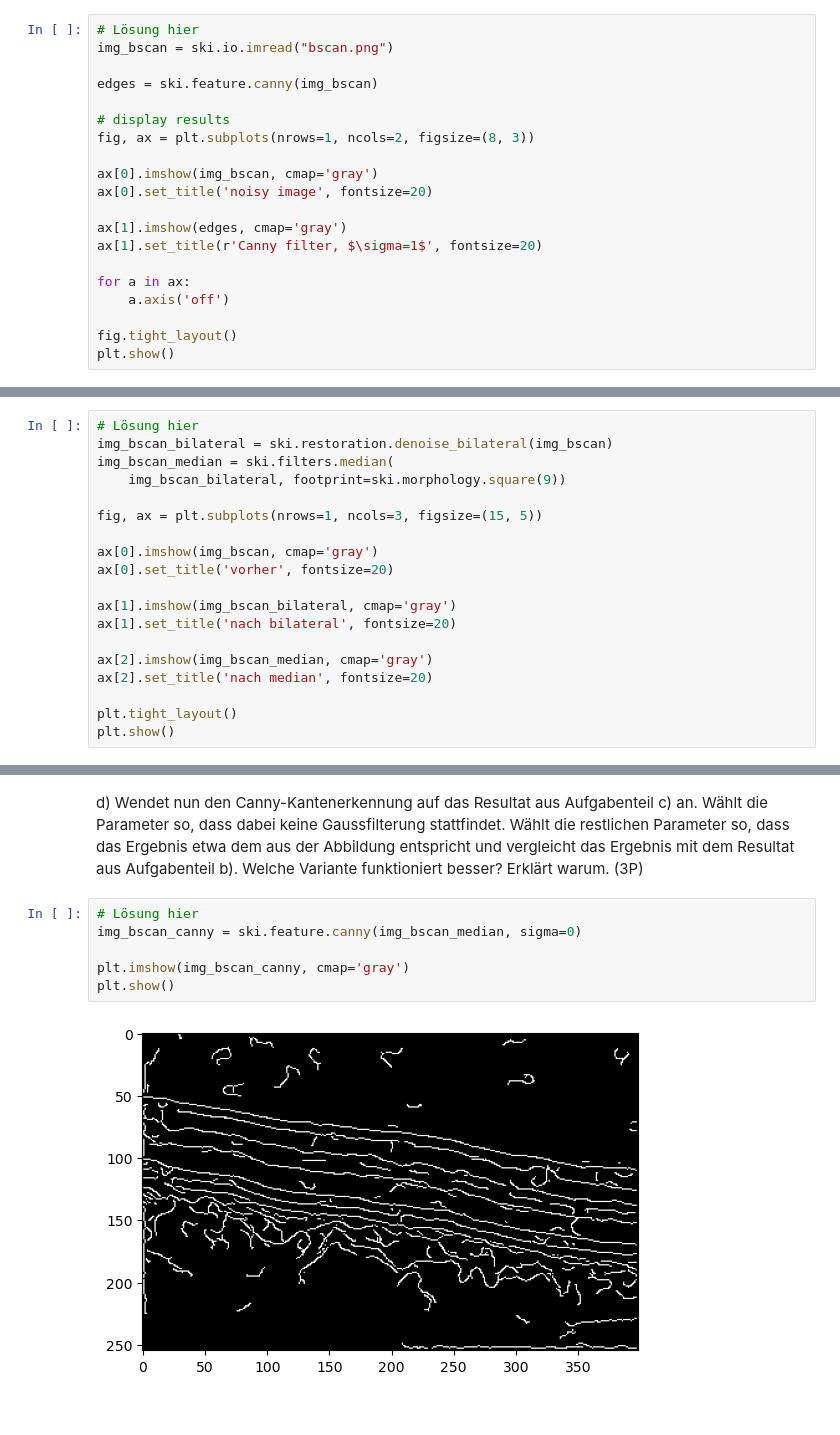
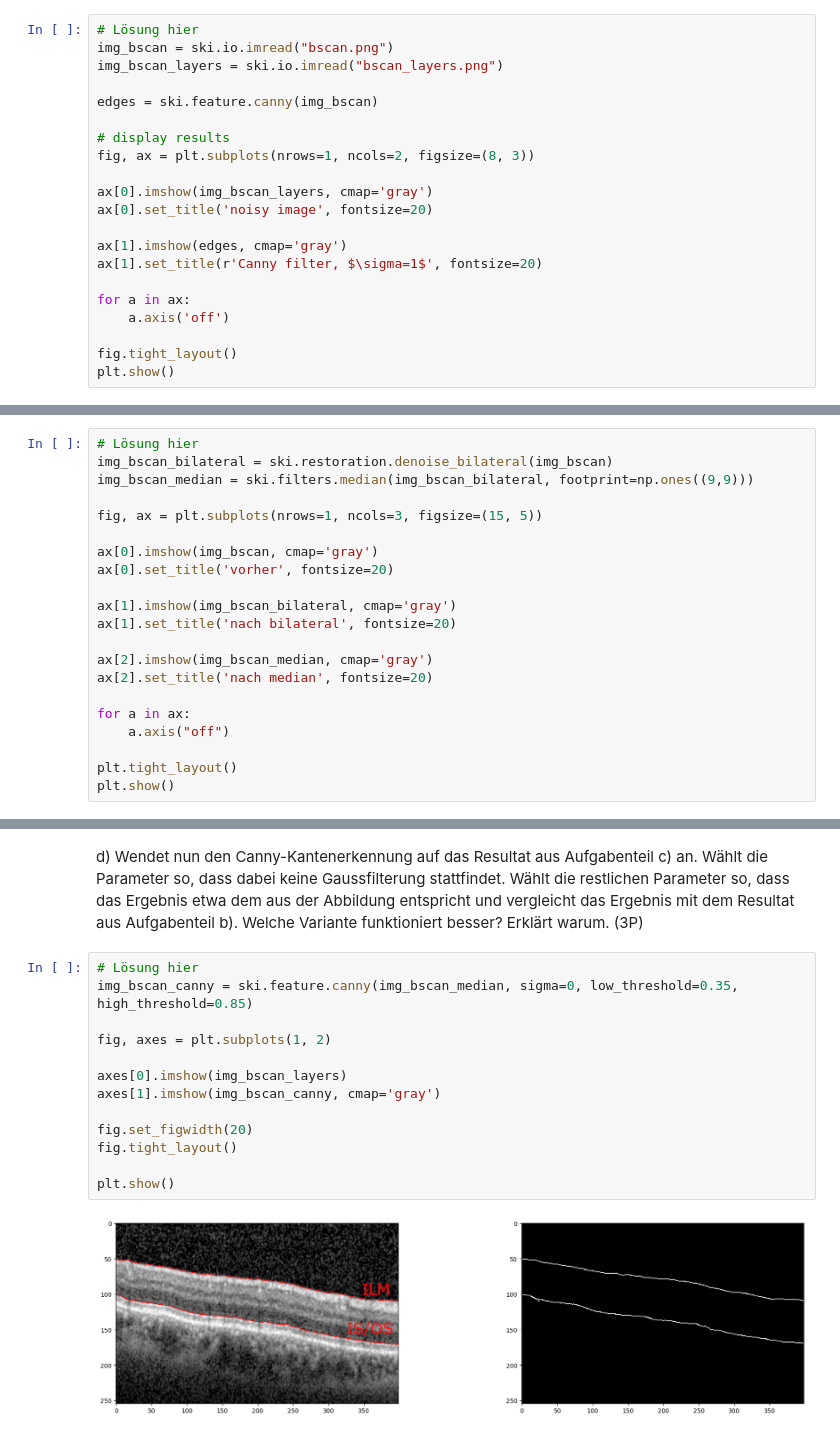
Before and after one commit to TimNogga/MedizinischeBildAnalyseBonn, a Jupyter notebook: mba-02/MBA_02.ipynb, the cells around one changed output, grey strips where cells are left out. Cells and saved outputs as stored; diff of their text form.

```diff
--- a/mba-02/MBA_02.ipynb
+++ b/mba-02/MBA_02.ipynb
@@ -286,13 +308,14 @@ a) Ladet das Bild bscan.png in den Arbeitsspeicher und wendet die Canny-Kantener
 # %%
 # Lösung hier
 img_bscan = ski.io.imread("bscan.png")
+img_bscan_layers = ski.io.imread("bscan_layers.png")
 
 edges = ski.feature.canny(img_bscan)
 
 # display results
 fig, ax = plt.subplots(nrows=1, ncols=2, figsize=(8, 3))
 
-ax[0].imshow(img_bscan, cmap='gray')
+ax[0].imshow(img_bscan_layers, cmap='gray')
 ax[0].set_title('noisy image', fontsize=20)
 
 ax[1].imshow(edges, cmap='gray')
@@ -344,8 +370,7 @@ c) Nutzt anstelle des Gaussfilters erst einen bilateralen Filter und wendet ansc
 # %%
 # Lösung hier
 img_bscan_bilateral = ski.restoration.denoise_bilateral(img_bscan)
-img_bscan_median = ski.filters.median(
-    img_bscan_bilateral, footprint=ski.morphology.square(9))
+img_bscan_median = ski.filters.median(img_bscan_bilateral, footprint=np.ones((9,9)))
 
 fig, ax = plt.subplots(nrows=1, ncols=3, figsize=(15, 5))
 
@@ -358,6 +383,9 @@ ax[1].set_title('nach bilateral', fontsize=20)
 ax[2].imshow(img_bscan_median, cmap='gray')
 ax[2].set_title('nach median', fontsize=20)
 
+for a in ax:
+	a.axis("off")
+
 plt.tight_layout()
 plt.show()
 # %% [output]
@@ -366,9 +394,16 @@ plt.show()
 d) Wendet nun den Canny-Kantenerkennung auf das Resultat aus Aufgabenteil c) an. Wählt die Parameter so, dass dabei keine Gaussfilterung stattfindet. Wählt die restlichen Parameter so, dass das Ergebnis etwa dem aus der Abbildung entspricht und vergleicht das Ergebnis mit dem Resultat aus Aufgabenteil b). Welche Variante funktioniert besser? Erklärt warum. (3P)
 # %%
 # Lösung hier
-img_bscan_canny = ski.feature.canny(img_bscan_median, sigma=0)
+img_bscan_canny = ski.feature.canny(img_bscan_median, sigma=0, low_threshold=0.35, high_threshold=0.85)
 
-plt.imshow(img_bscan_canny, cmap='gray')
+fig, axes = plt.subplots(1, 2)
+
+axes[0].imshow(img_bscan_layers)
+axes[1].imshow(img_bscan_canny, cmap='gray')
+
+fig.set_figwidth(20)
+fig.tight_layout()
+
 plt.show()
 # %% [output]
-[figure, old version]
+[figure, new version]
```
Also changed, not shown: parts of 8 cells of this notebook.
